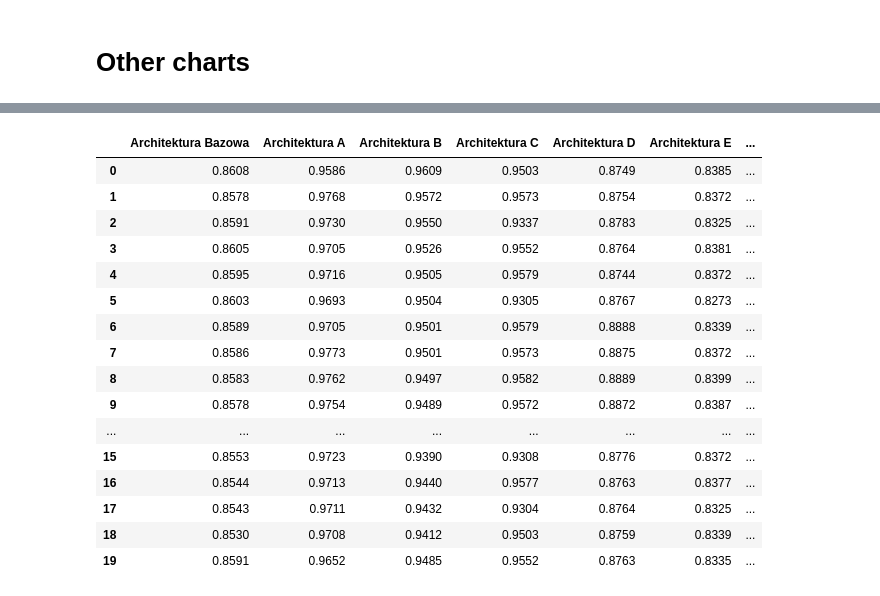
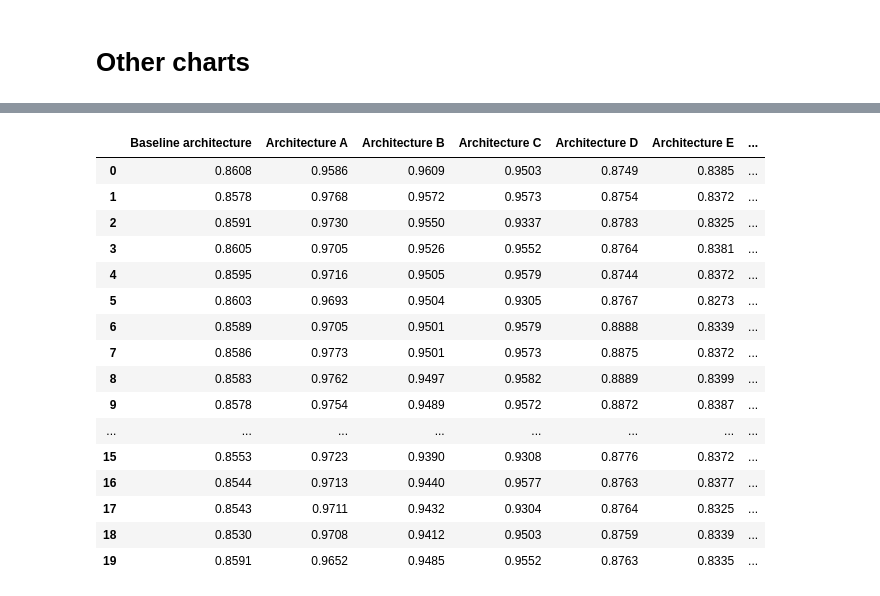
Before and after one commit to WestedCrean/master-thesis, a Jupyter notebook: notebooks/results_analysis/summary_phcd_paper.ipynb, the cells around one changed output, grey strips where cells are left out. Drawn from its saved outputs; the diff is of its cells as text; code cells hidden in the pictures.

```diff
--- a/notebooks/results_analysis/summary_phcd_paper.ipynb
+++ b/notebooks/results_analysis/summary_phcd_paper.ipynb
@@ -208,13 +234,13 @@ print(final_summary.to_latex(index=False, float_format="%.3f", col_space=20))
 results_all = pd.read_excel(data_dir.parent / "Praca magisterska - wyniki.xlsx", sheet_name="Wszystkie litery")
 
 results_all.columns = [
-    "Architektura Bazowa",
-    "Architektura A",
-    "Architektura B",
-    "Architektura C",
-    "Architektura D",
-    "Architektura E",
-    "Architektura F",
+    "Baseline architecture",
+    "Architecture A",
+    "Architecture B",
+    "Architecture C",
+    "Architecture D",
+    "Architecture E",
+    "Architecture F",
 ]
 
 print(results_all.to_latex(index=False, float_format="%.3f"))
@@ -239,6 +265,6 @@ results_all
 \bottomrule
 \end{tabular}
-|  | Architektura Bazowa | Architektura A | Architektura B | Architektura C | Architektura D | Architektura E | ... |
+|  | Baseline architecture | Architecture A | Architecture B | Architecture C | Architecture D | Architecture E | ... |
 | 0 | 0.8608 | 0.9586 | 0.9609 | 0.9503 | 0.8749 | 0.8385 | ... |
 | 1 | 0.8578 | 0.9768 | 0.9572 | 0.9573 | 0.8754 | 0.8372 | ... |
 | 2 | 0.8591 | 0.9730 | 0.9550 | 0.9337 | 0.8783 | 0.8325 | ... |
```
Also changed, not shown: parts of 16 cells of this notebook, 52 other files.
